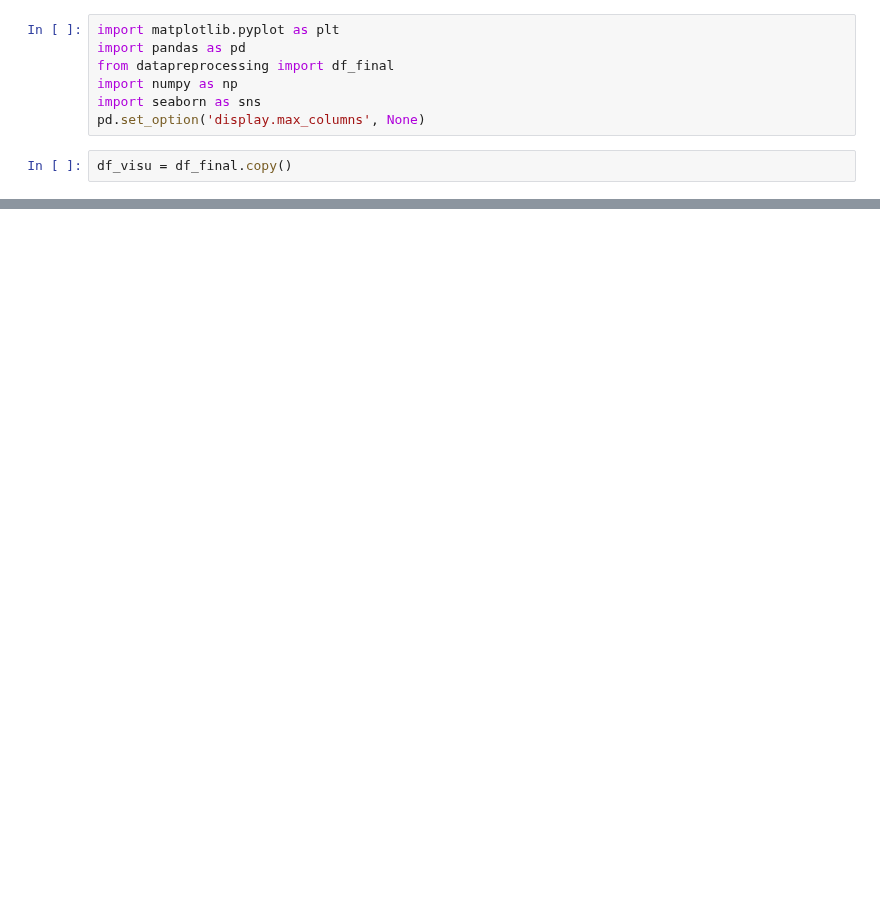
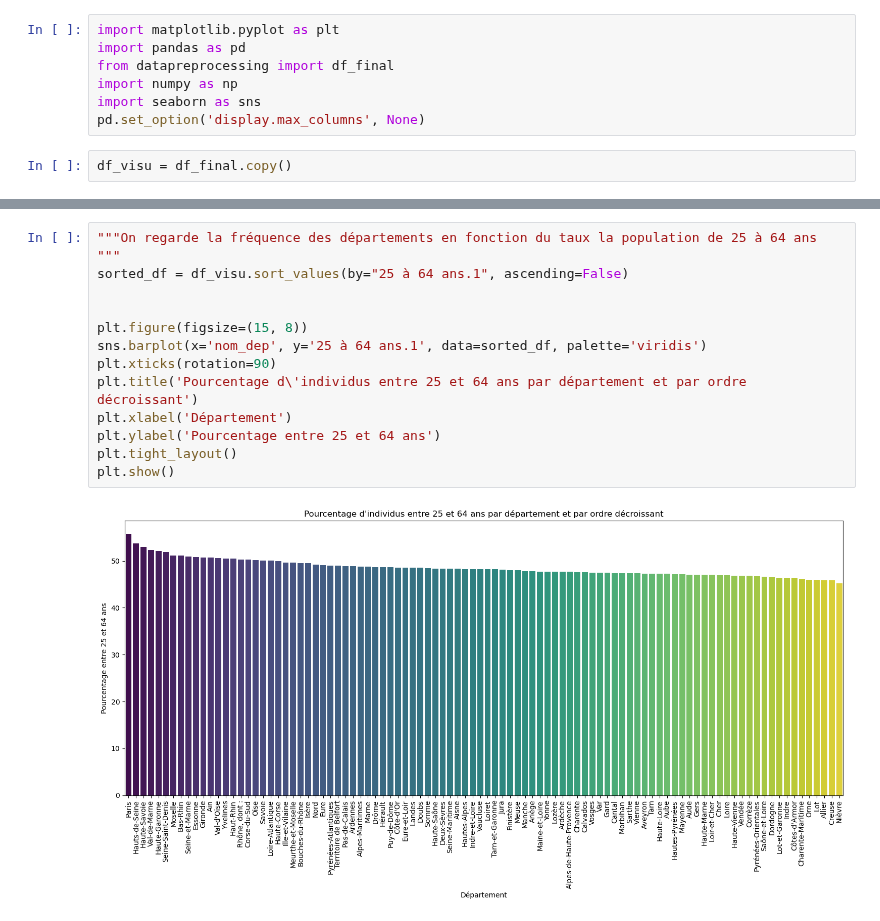
Before and after one commit to gabrielfrancois/DS_Covid, a Jupyter notebook: stat2_visu.ipynb, the cells around one changed output, grey strips where cells are left out. Drawn from its saved outputs; the diff is of its cells as text; blank space fills up the shorter version.

```diff
--- a/stat2_visu.ipynb
+++ b/stat2_visu.ipynb
@@ -28,0 +31,15 @@ plt.show()
+# %%
+"""On regarde la fréquence des départements en fonction du taux la population de 25 à 64 ans """
+sorted_df = df_visu.sort_values(by="25 à 64 ans.1", ascending=False)
+
+
+plt.figure(figsize=(15, 8))
+sns.barplot(x='nom_dep', y='25 à 64 ans.1', data=sorted_df, palette='viridis')
+plt.xticks(rotation=90)
+plt.title('Pourcentage d\'individus entre 25 et 64 ans par département et par ordre décroissant')
+plt.xlabel('Département')
+plt.ylabel('Pourcentage entre 25 et 64 ans')
+plt.tight_layout()
+plt.show()
+# %% [output]
+[figure, added]
```
Also changed, not shown: parts of 2 cells of this notebook.
